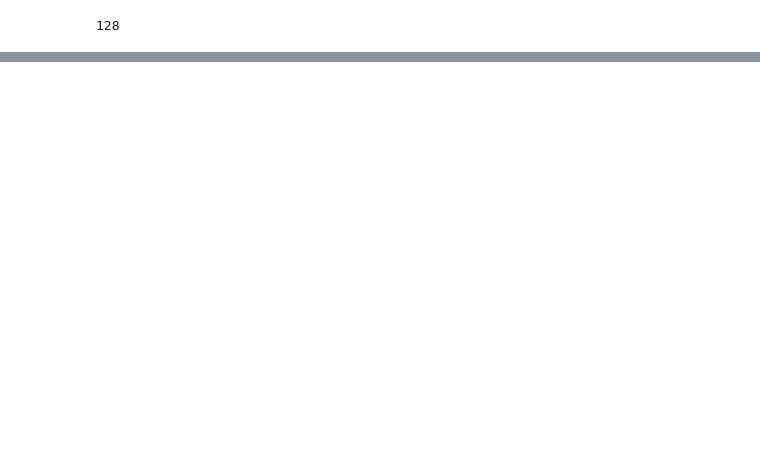
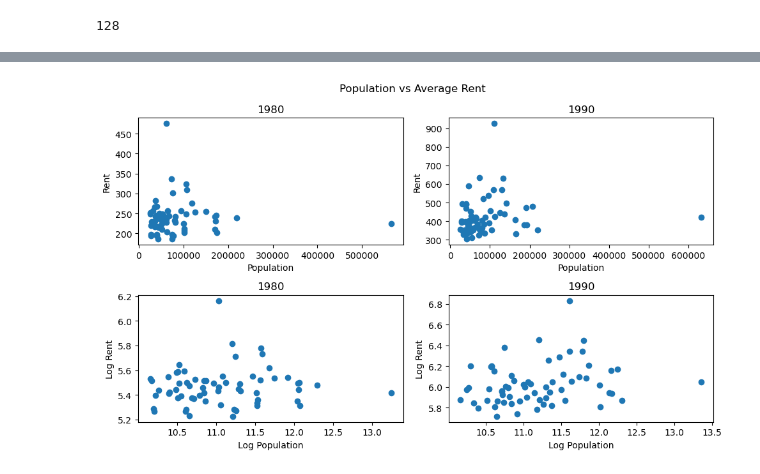
Before and after one commit to nichtemna/data_science_practical, a Jupyter notebook: data_review.ipynb, the cells around one changed output, grey strips where cells are left out. Drawn from its saved outputs; the diff is of its cells as text; code cells hidden in the pictures; blank space fills up the shorter version.

```diff
--- a/data_review.ipynb
+++ b/data_review.ipynb
@@ -132,0 +143,29 @@ plt.show()
+# %%
+# Population vs Average rent scatterplots
+_, ((ax1, ax2), (ax3, ax4)) = plt.subplots(2, 2, figsize=(10, 6))
+ax1.scatter(DF80['pop'], DF80['rent'])
+ax2.scatter(DF90['pop'], DF90['rent'])
+ax3.scatter(DF80['lpop'], DF80['lrent'])
+ax4.scatter(DF90['lpop'], DF90['lrent'])
+
+ax1.set_title('1980')
+ax1.set_xlabel("Population")
+ax1.set_ylabel("Rent")
+
+ax2.set_title('1990')
+ax2.set_xlabel("Population")
+ax2.set_ylabel("Rent")
+
+ax3.set_title('1980')
+ax3.set_xlabel("Log Population")
+ax3.set_ylabel("Log Rent")
+
+ax4.set_title('1990')
+ax4.set_xlabel("Log Population")
+ax4.set_ylabel("Log Rent")
+
+plt.suptitle('Population vs Average Rent')
+plt.tight_layout()
+plt.show()
+# %% [output]
+[figure, added]
```
Also changed, not shown: parts of 27 cells of this notebook.
